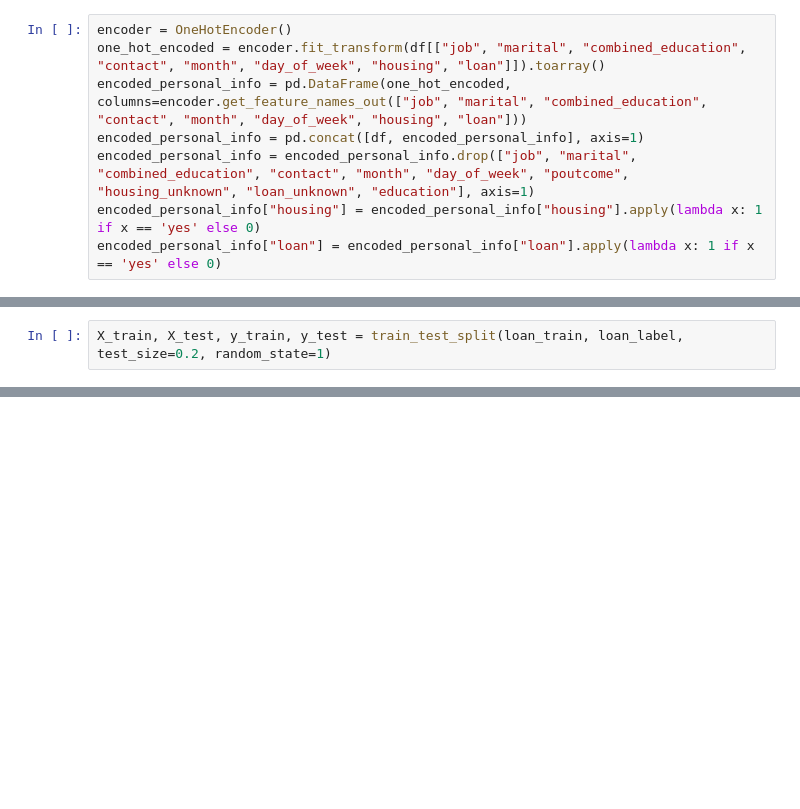
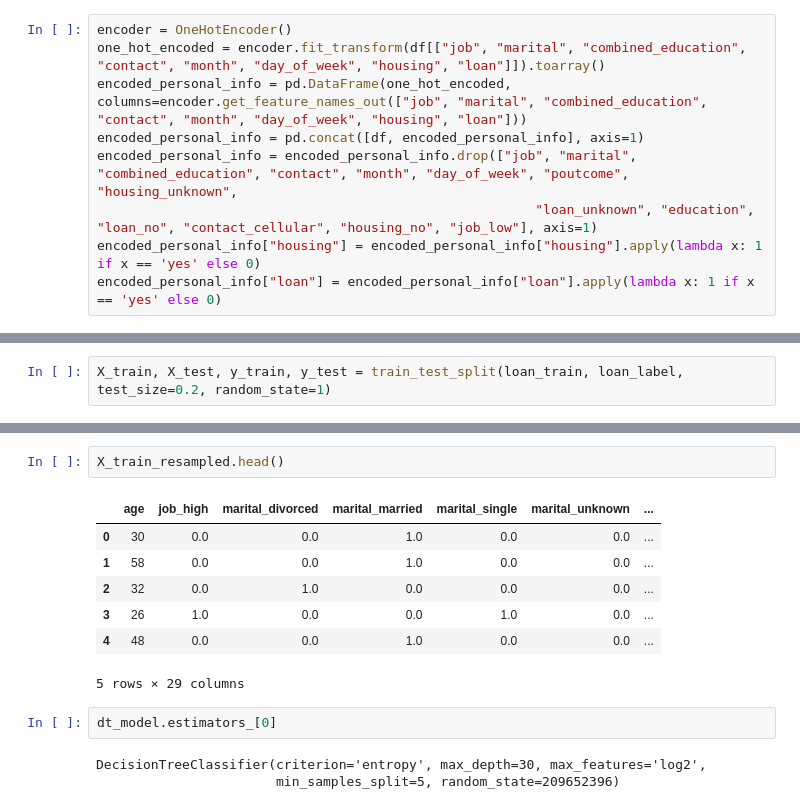
Before and after one commit to Song-Ming/DSA3101-Group-14, a Jupyter notebook: notebook/Predict_customer_preference.ipynb, the cells around one changed output, grey strips where cells are left out. Cells and saved outputs as stored; diff of their text form; blank space fills up the shorter version.

```diff
--- a/notebook/Predict_customer_preference.ipynb
+++ b/notebook/Predict_customer_preference.ipynb
@@ -32,6 +32,7 @@ encoder = OneHotEncoder()
 one_hot_encoded = encoder.fit_transform(df[["job", "marital", "combined_education", "contact", "month", "day_of_week", "housing", "loan"]]).toarray()
 encoded_personal_info = pd.DataFrame(one_hot_encoded, columns=encoder.get_feature_names_out(["job", "marital", "combined_education", "contact", "month", "day_of_week", "housing", "loan"]))
 encoded_personal_info = pd.concat([df, encoded_personal_info], axis=1)
-encoded_personal_info = encoded_personal_info.drop(["job", "marital", "combined_education", "contact", "month", "day_of_week", "poutcome", "housing_unknown", "loan_unknown", "education"], axis=1)
+encoded_personal_info = encoded_personal_info.drop(["job", "marital", "combined_education", "contact", "month", "day_of_week", "poutcome", "housing_unknown",
+                                                        "loan_unknown", "education", "loan_no", "contact_cellular", "housing_no", "job_low"], axis=1)
 encoded_personal_info["housing"] = encoded_personal_info["housing"].apply(lambda x: 1 if x == 'yes' else 0)
 encoded_personal_info["loan"] = encoded_personal_info["loan"].apply(lambda x: 1 if x == 'yes' else 0)
@@ -143,3 +194,18 @@ top_features = feature_importances.iloc[:top_n]['Feature'].tolist()
+# %%
+X_train_resampled.head()
+# %% [output]
+|  | age | job_high | marital_divorced | marital_married | marital_single | marital_unknown | ... |
+| 0 | 30 | 0.0 | 0.0 | 1.0 | 0.0 | 0.0 | ... |
+| 1 | 58 | 0.0 | 0.0 | 1.0 | 0.0 | 0.0 | ... |
+| 2 | 32 | 0.0 | 1.0 | 0.0 | 0.0 | 0.0 | ... |
+| 3 | 26 | 1.0 | 0.0 | 0.0 | 1.0 | 0.0 | ... |
+| 4 | 48 | 0.0 | 0.0 | 1.0 | 0.0 | 0.0 | ... |
+5 rows × 29 columns
+# %%
+dt_model.estimators_[0]
+# %% [output]
+DecisionTreeClassifier(criterion='entropy', max_depth=30, max_features='log2',
+                       min_samples_split=5, random_state=209652396)
 # %%
 important_tree = dt_model.estimators_[0]
 
```
Also changed, not shown: parts of 11 cells of this notebook.
